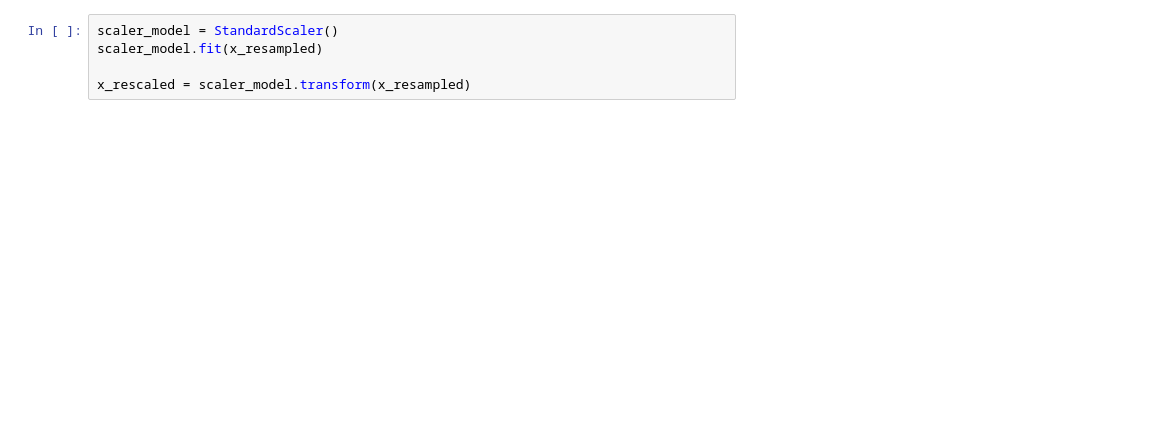
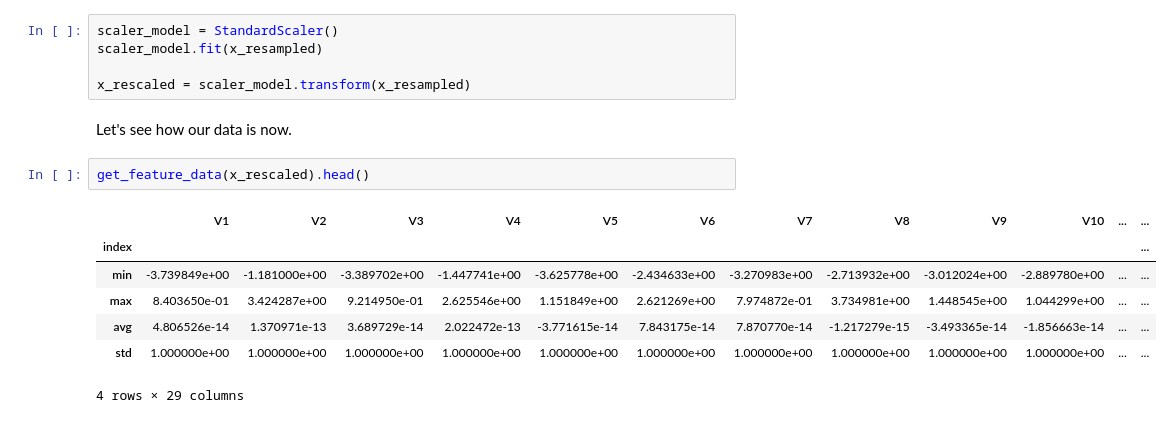
Before and after one commit to Irainia/mika, a Jupyter notebook: Credit Card Fraud Detection.ipynb, the cells around one changed output. Saved outputs shown, nothing was run; the diff lists cells and outputs as text; blank space fills up the shorter version.

```diff
--- a/Credit Card Fraud Detection.ipynb
+++ b/Credit Card Fraud Detection.ipynb
@@ -215,3 +269,15 @@ scaler_model = StandardScaler()
 scaler_model.fit(x_resampled)
 
 x_rescaled = scaler_model.transform(x_resampled)
+# %% [markdown]
+Let's see how our data is now.
+# %%
+get_feature_data(x_rescaled).head()
+# %% [output]
+|  | V1 | V2 | V3 | V4 | V5 | V6 | V7 | V8 | V9 | V10 | ... | ... |
+| index |  |  |  |  |  |  |  |  |  |  |  | ... |
+| min | -3.739849e+00 | -1.181000e+00 | -3.389702e+00 | -1.447741e+00 | -3.625778e+00 | -2.434633e+00 | -3.270983e+00 | -2.713932e+00 | -3.012024e+00 | -2.889780e+00 | ... | ... |
+| max | 8.403650e-01 | 3.424287e+00 | 9.214950e-01 | 2.625546e+00 | 1.151849e+00 | 2.621269e+00 | 7.974872e-01 | 3.734981e+00 | 1.448545e+00 | 1.044299e+00 | ... | ... |
+| avg | 4.806526e-14 | 1.370971e-13 | 3.689729e-14 | 2.022472e-13 | -3.771615e-14 | 7.843175e-14 | 7.870770e-14 | -1.217279e-15 | -3.493365e-14 | -1.856663e-14 | ... | ... |
+| std | 1.000000e+00 | 1.000000e+00 | 1.000000e+00 | 1.000000e+00 | 1.000000e+00 | 1.000000e+00 | 1.000000e+00 | 1.000000e+00 | 1.000000e+00 | 1.000000e+00 | ... | ... |
+4 rows × 29 columns
```
Also changed, not shown: parts of 28 cells of this notebook.
